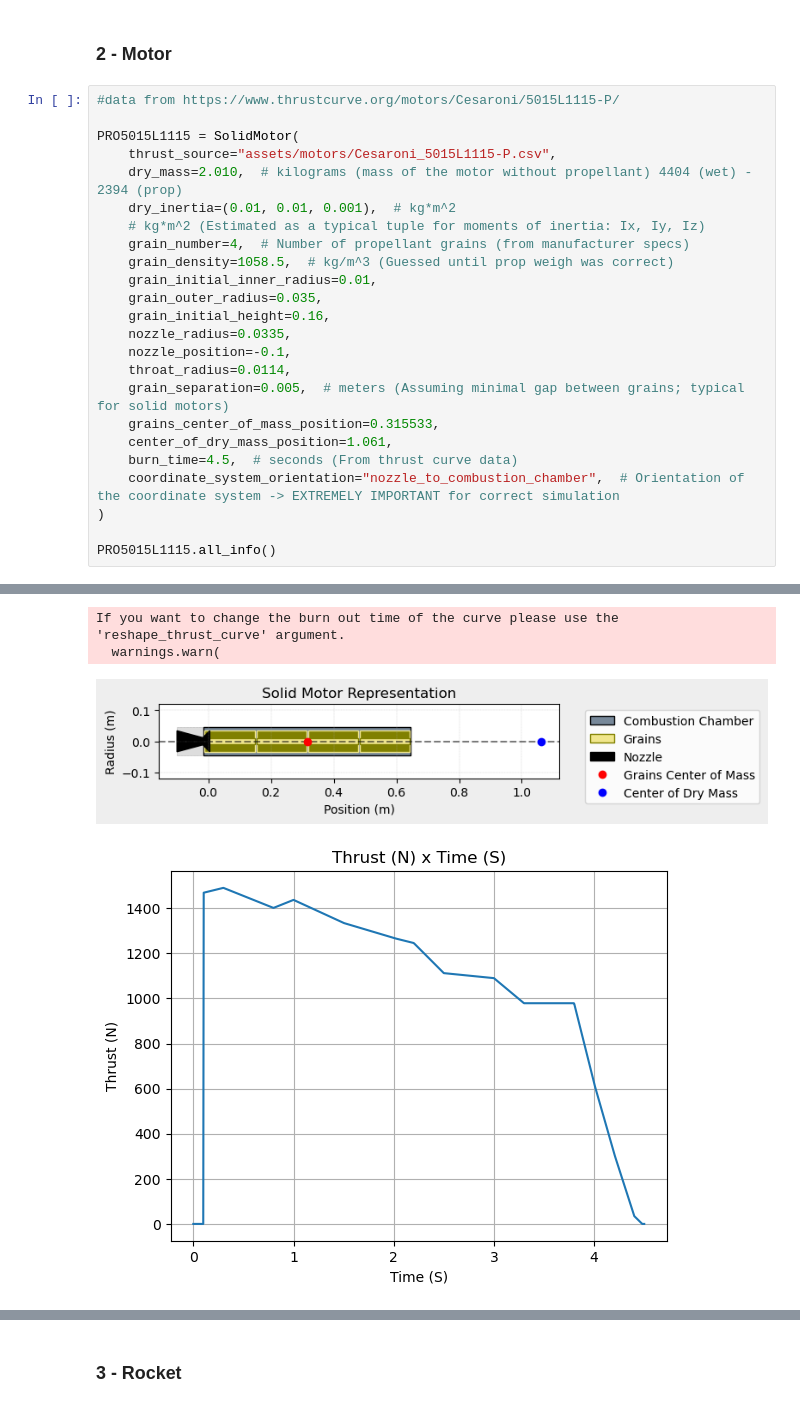
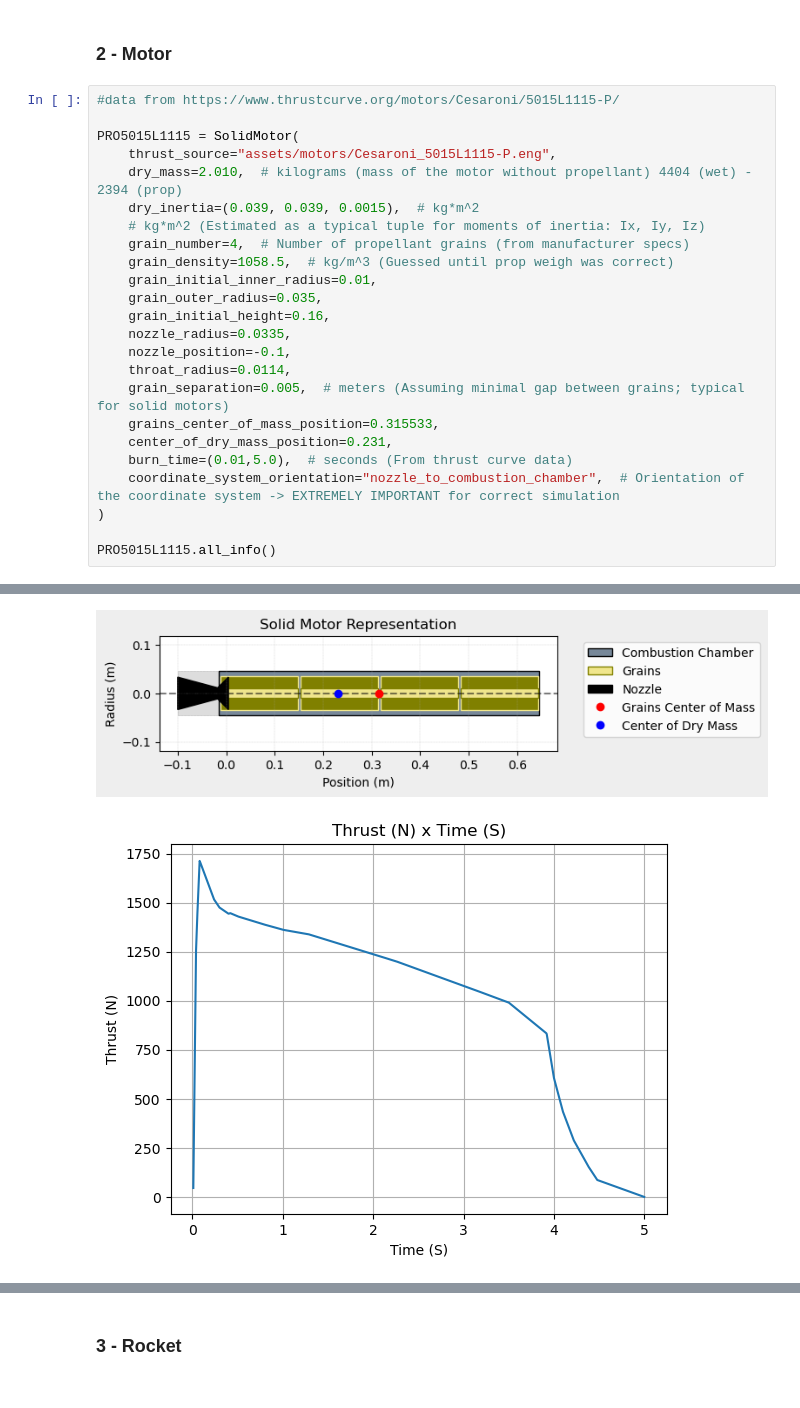
Before and after one commit to ULAS-HiPR/RocketPy, a Jupyter notebook: Mach26/Badhbh.ipynb, the cells around one changed output, grey strips where cells are left out. Drawn from its saved outputs; the diff is of its cells as text.

```diff
--- a/Mach26/Badhbh.ipynb
+++ b/Mach26/Badhbh.ipynb
@@ -63,9 +64,9 @@ Atmospheric Model Plots
 #data from https://www.thrustcurve.org/motors/Cesaroni/5015L1115-P/
 
 PRO5015L1115 = SolidMotor(
-    thrust_source="assets/motors/Cesaroni_5015L1115-P.csv",
+    thrust_source="assets/motors/Cesaroni_5015L1115-P.eng",
     dry_mass=2.010,  # kilograms (mass of the motor without propellant) 4404 (wet) - 2394 (prop)
-    dry_inertia=(0.01, 0.01, 0.001),  # kg*m^2
+    dry_inertia=(0.039, 0.039, 0.0015),  # kg*m^2
     # kg*m^2 (Estimated as a typical tuple for moments of inertia: Ix, Iy, Iz)
     grain_number=4,  # Number of propellant grains (from manufacturer specs)
     grain_density=1058.5,  # kg/m^3 (Guessed until prop weigh was correct)
@@ -77,8 +78,8 @@ PRO5015L1115 = SolidMotor(
     throat_radius=0.0114,
     grain_separation=0.005,  # meters (Assuming minimal gap between grains; typical for solid motors)
     grains_center_of_mass_position=0.315533,
-    center_of_dry_mass_position=1.061,
-    burn_time=4.5,  # seconds (From thrust curve data)
+    center_of_dry_mass_position=0.231,
+    burn_time=(0.01,5.0),  # seconds (From thrust curve data)
     coordinate_system_orientation="nozzle_to_combustion_chamber",  # Orientation of the coordinate system -> EXTREMELY IMPORTANT for correct simulation
 )
 
@@ -104,4 +105,2 @@ Total Impulse: 4892.370 Ns
-If you want to change the burn out time of the curve please use the 'reshape_thrust_curve' argument.
-  warnings.warn(
-[figure, old version]
+[figure, new version]
-[figure, old version]
+[figure, new version]
```
Also changed, not shown: parts of 11 cells of this notebook, 4 other files.
